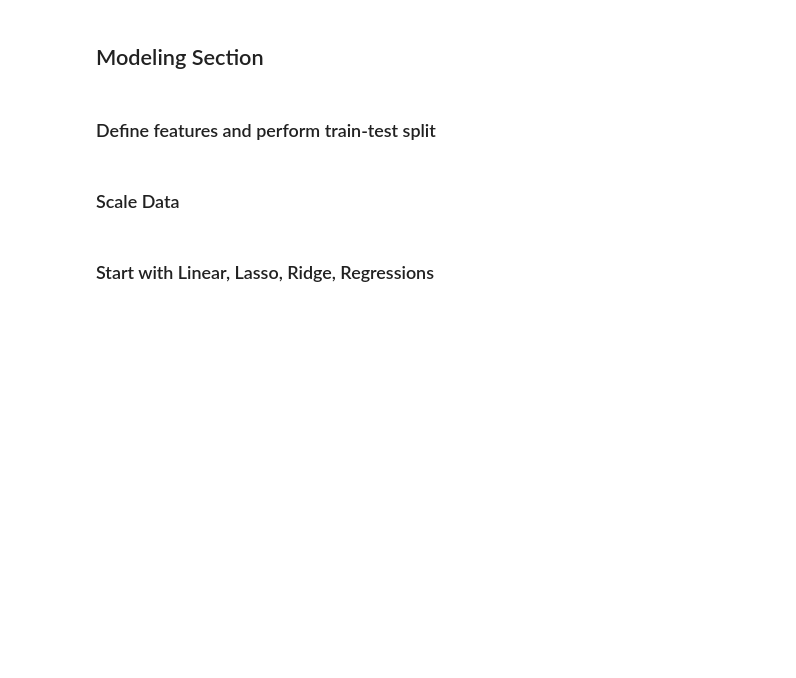
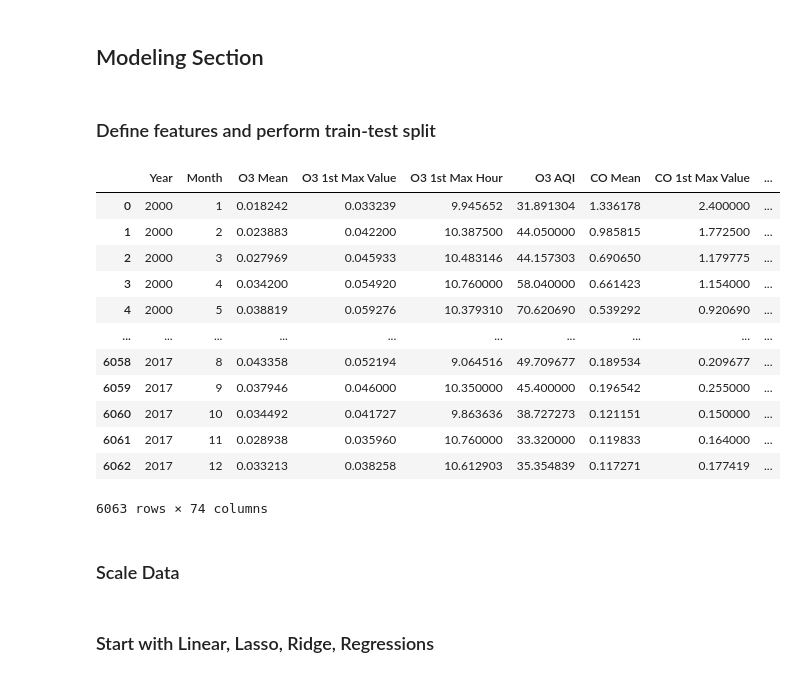
Before and after one commit to dmartorano/co2_emissions, a Jupyter notebook: code_ben/Project_5_Modeling_Ben.ipynb, the cells around one changed output. Saved outputs shown, nothing was run; the diff lists cells and outputs as text; code cells hidden in the pictures; blank space fills up the shorter version.

```diff
--- a/code_ben/Project_5_Modeling_Ben.ipynb
+++ b/code_ben/Project_5_Modeling_Ben.ipynb
@@ -56,4 +76,22 @@ Index(['State', 'Year', 'Month', 'O3 Mean', 'O3 1st Max Value',
 ## Modeling Section
 # %% [markdown]
 ### Define features and perform train-test split
+# %%
+df_train = pd.get_dummies(df_train, columns=['State'], prefix='State')
+# %%
+df_train
+# %% [output]
+|  | Year | Month | O3 Mean | O3 1st Max Value | O3 1st Max Hour | O3 AQI | CO Mean | CO 1st Max Value | ... |
+| 0 | 2000 | 1 | 0.018242 | 0.033239 | 9.945652 | 31.891304 | 1.336178 | 2.400000 | ... |
+| 1 | 2000 | 2 | 0.023883 | 0.042200 | 10.387500 | 44.050000 | 0.985815 | 1.772500 | ... |
+| 2 | 2000 | 3 | 0.027969 | 0.045933 | 10.483146 | 44.157303 | 0.690650 | 1.179775 | ... |
+| 3 | 2000 | 4 | 0.034200 | 0.054920 | 10.760000 | 58.040000 | 0.661423 | 1.154000 | ... |
+| 4 | 2000 | 5 | 0.038819 | 0.059276 | 10.379310 | 70.620690 | 0.539292 | 0.920690 | ... |
+| ... | ... | ... | ... | ... | ... | ... | ... | ... | ... |
+| 6058 | 2017 | 8 | 0.043358 | 0.052194 | 9.064516 | 49.709677 | 0.189534 | 0.209677 | ... |
+| 6059 | 2017 | 9 | 0.037946 | 0.046000 | 10.350000 | 45.400000 | 0.196542 | 0.255000 | ... |
+| 6060 | 2017 | 10 | 0.034492 | 0.041727 | 9.863636 | 38.727273 | 0.121151 | 0.150000 | ... |
+| 6061 | 2017 | 11 | 0.028938 | 0.035960 | 10.760000 | 33.320000 | 0.119833 | 0.164000 | ... |
+| 6062 | 2017 | 12 | 0.033213 | 0.038258 | 10.612903 | 35.354839 | 0.117271 | 0.177419 | ... |
+6063 rows × 74 columns
 # %%
```
Also changed, not shown: parts of 26 cells of this notebook.
